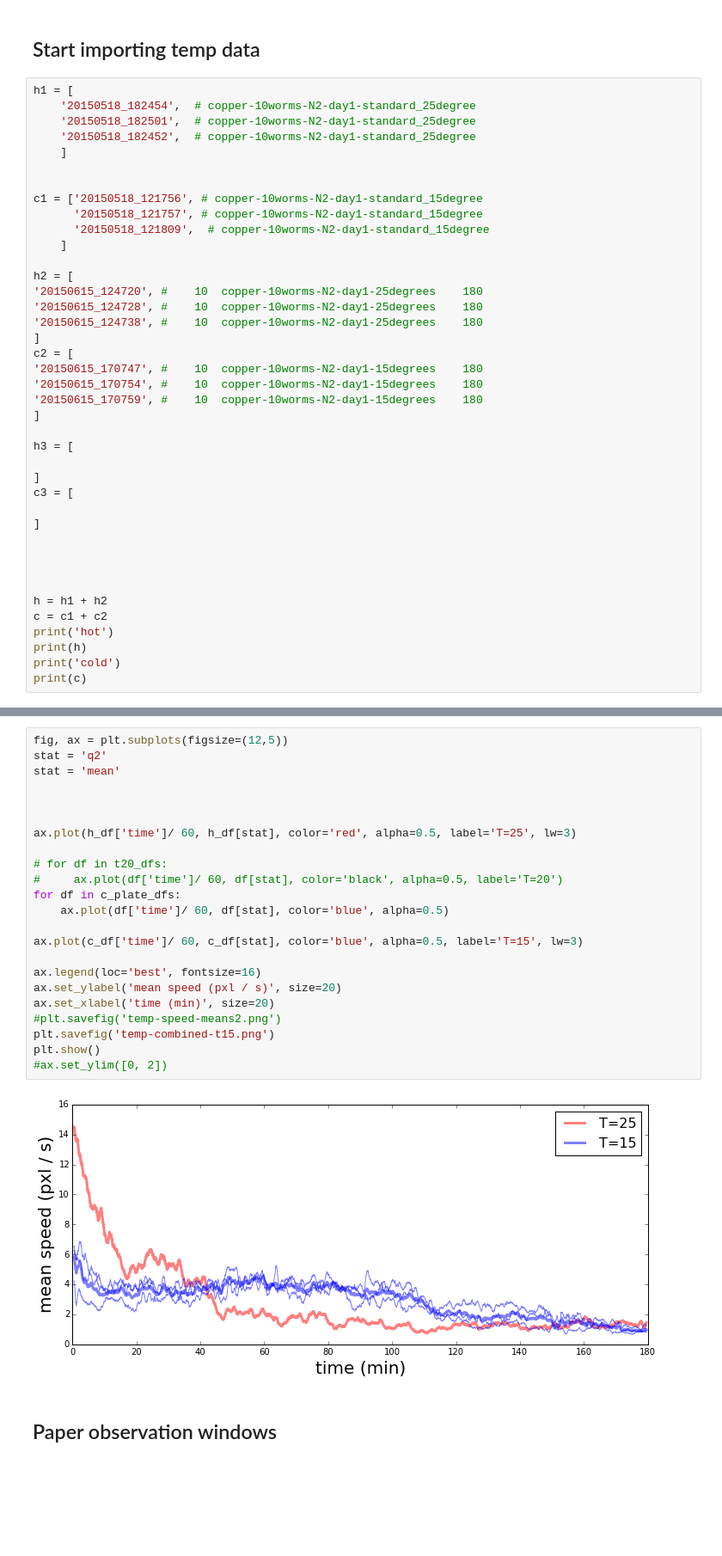
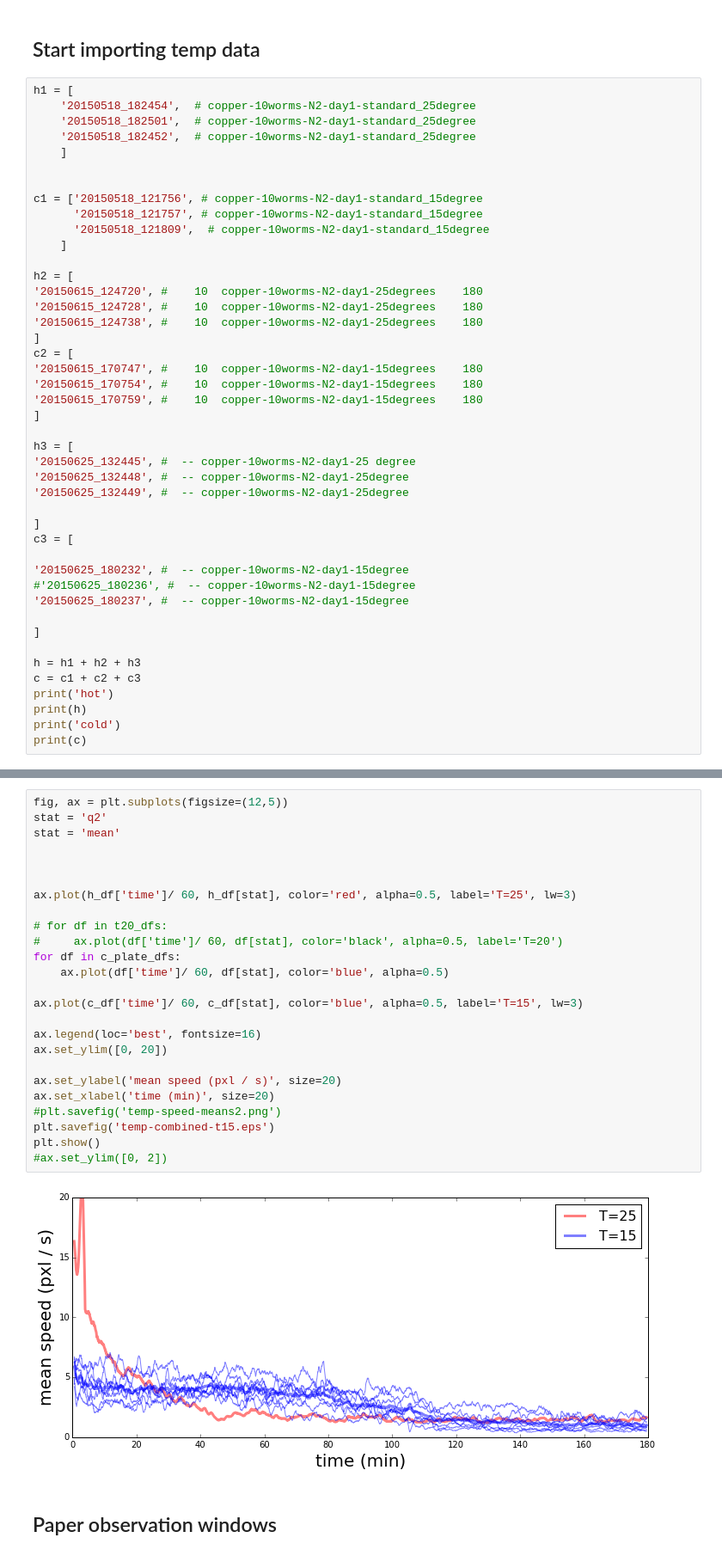
Before and after one commit to amarallab/waldo, a Jupyter notebook: workbooks/Temperature-Figure/temp_fig.ipynb, the cells around one changed output, grey strips where cells are left out. Shown at 86% size. Cells and saved outputs as stored; diff of their text form; blank space fills up the shorter version.

```diff
--- a/workbooks/Temperature-Figure/temp_fig.ipynb
+++ b/workbooks/Temperature-Figure/temp_fig.ipynb
@@ -129,17 +146,21 @@ c2 = [
 ]
 
 h3 = [
+'20150625_132445', #  -- copper-10worms-N2-day1-25 degree
+'20150625_132448', #  -- copper-10worms-N2-day1-25degree
+'20150625_132449', #  -- copper-10worms-N2-day1-25degree
 
 ]
 c3 = [
 
+'20150625_180232', #  -- copper-10worms-N2-day1-15degree
+#'20150625_180236', #  -- copper-10worms-N2-day1-15degree
+'20150625_180237', #  -- copper-10worms-N2-day1-15degree
+
 ]
 
-
-
-
-h = h1 + h2
-c = c1 + c2
+h = h1 + h2 + h3
+c = c1 + c2 + c3
 print('hot')
 print(h)
 print('cold')
@@ -235,28 +255,30 @@ plt.show()
 # %%
 fig, ax = plt.subplots(figsize=(12,5))
 stat = 'q2'
 stat = 'mean'
 
 
 
 ax.plot(h_df['time']/ 60, h_df[stat], color='red', alpha=0.5, label='T=25', lw=3)
 
 # for df in t20_dfs:
 #     ax.plot(df['time']/ 60, df[stat], color='black', alpha=0.5, label='T=20')
 for df in c_plate_dfs:
     ax.plot(df['time']/ 60, df[stat], color='blue', alpha=0.5)
 
 ax.plot(c_df['time']/ 60, c_df[stat], color='blue', alpha=0.5, label='T=15', lw=3)
 
 ax.legend(loc='best', fontsize=16)
+ax.set_ylim([0, 20])
+
 ax.set_ylabel('mean speed (pxl / s)', size=20)
 ax.set_xlabel('time (min)', size=20)
 #plt.savefig('temp-speed-means2.png')
-plt.savefig('temp-combined-t15.png')
+plt.savefig('temp-combined-t15.eps')
 plt.show()
 #ax.set_ylim([0, 2])
 # %% [output]
-[figure, old version]
+[figure, new version]
 # %% [markdown]
 ## Paper observation windows
 # %%
```
Also changed, not shown: parts of 6 cells of this notebook, 8 other files.
